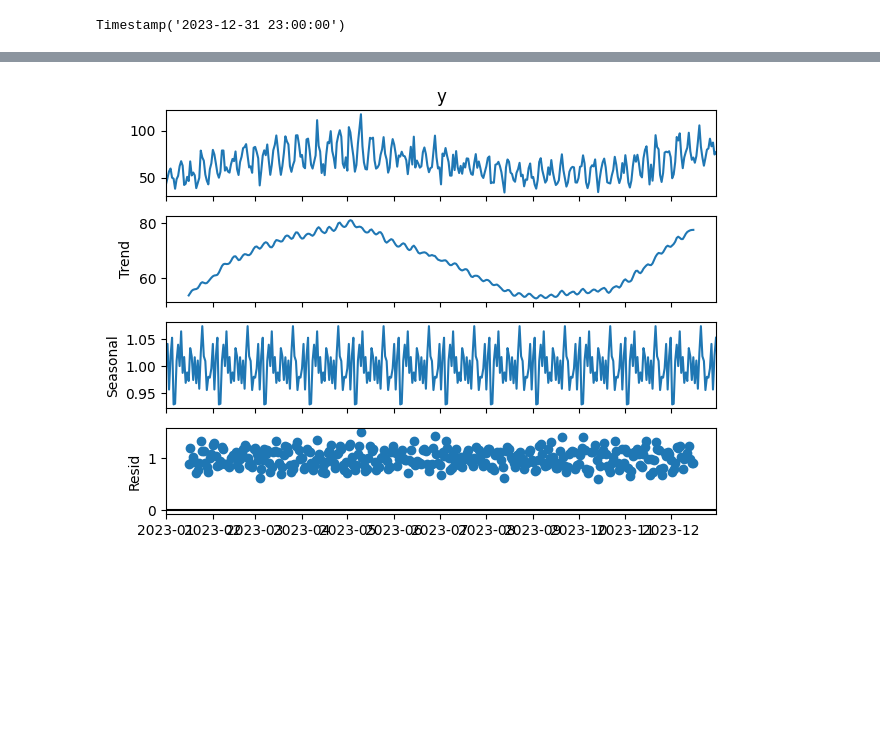
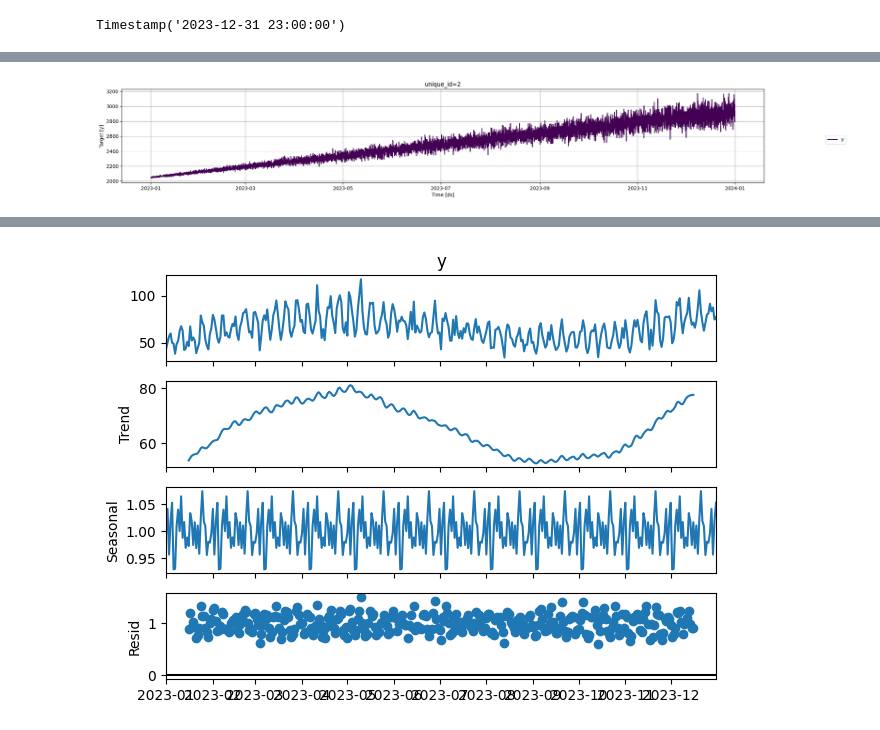
Before and after one commit to uvamsi76/Power_Consumption_prediction_timeseries, a Jupyter notebook: learn.ipynb, the cells around one changed output, grey strips where cells are left out. Saved outputs shown, nothing was run; the diff lists cells and outputs as text; code cells hidden in the pictures; blank space fills up the shorter version.

```diff
--- a/learn.ipynb
+++ b/learn.ipynb
@@ -53,3 +57,7 @@ plot_series(df)
+# %%
+plot_series(df2)
+# %% [output]
+[figure, added]
 # %%
 df.shape
 # %% [output]
```
Also changed, not shown: parts of 8 cells of this notebook, 11 other files.
